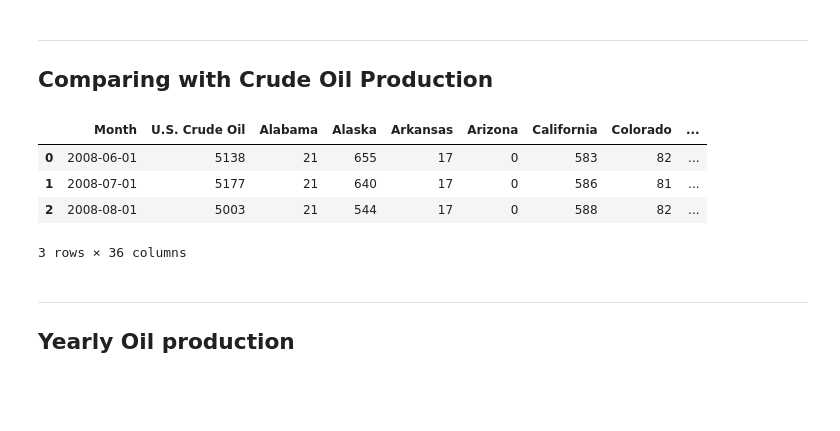
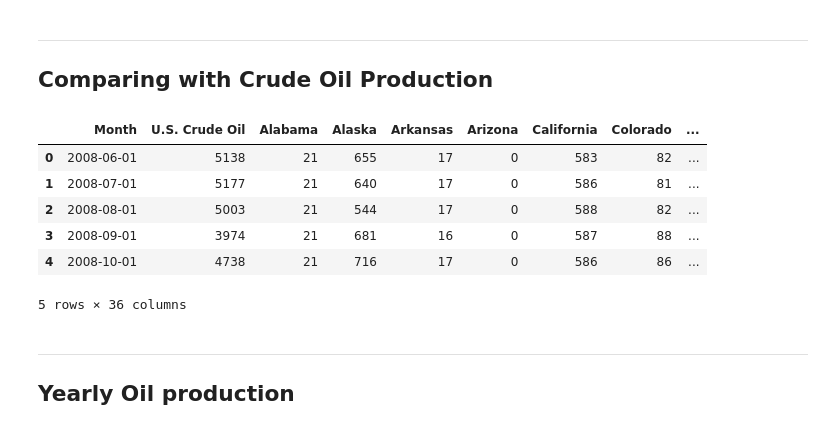
Before and after one commit to andyheggs/data-us-oil-and-gas-production, a Jupyter notebook: oil_and_gas.ipynb, the cells around one changed output. Saved outputs shown, nothing was run; the diff lists cells and outputs as text; code cells hidden in the pictures; blank space fills up the shorter version.

```diff
--- a/oil_and_gas.ipynb
+++ b/oil_and_gas.ipynb
@@ -304,19 +304,16 @@ plot.grid(True)
 ## Comparing with Crude Oil Production
 # %%
 file = "data/U.S._crude_oil_production.csv"
-
-
-oil_df = pd.read_csv(file, decimal=",")
-oil_df.head(3)
-oil_df['Month'] = pd.to_datetime(oil_df['Month'])
-filtered_yearly_oil_df = yearly_oil_df[np.logical_and(yearly_oil_df.index > 2008, yearly_oil_df.index < 2018)]
-oil_df.head(3)
+oil_df = pd.read_csv(file, parse_dates=['Month'])
+oil_df.head()
 # %% [output]
 |  | Month | U.S. Crude Oil | Alabama | Alaska | Arkansas | Arizona | California | Colorado | ... |
 | 0 | 2008-06-01 | 5138 | 21 | 655 | 17 | 0 | 583 | 82 | ... |
 | 1 | 2008-07-01 | 5177 | 21 | 640 | 17 | 0 | 586 | 81 | ... |
 | 2 | 2008-08-01 | 5003 | 21 | 544 | 17 | 0 | 588 | 82 | ... |
+| 3 | 2008-09-01 | 3974 | 21 | 681 | 16 | 0 | 587 | 88 | ... |
+| 4 | 2008-10-01 | 4738 | 21 | 716 | 17 | 0 | 586 | 86 | ... |
-3 rows × 36 columns
+5 rows × 36 columns
 # %% [markdown]
 ---
 
```
Also changed, not shown: parts of 3 cells of this notebook, 1 other file.
